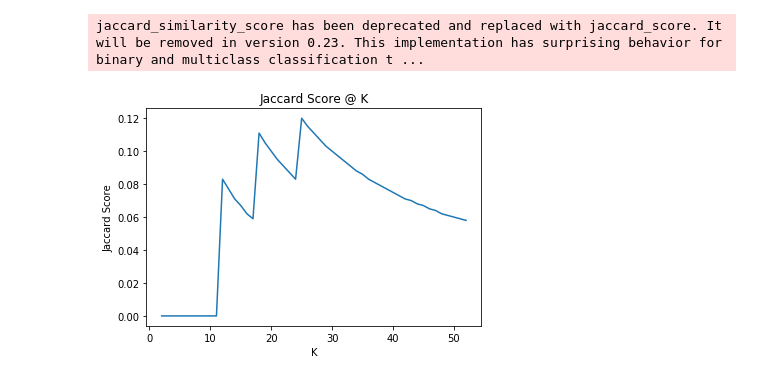
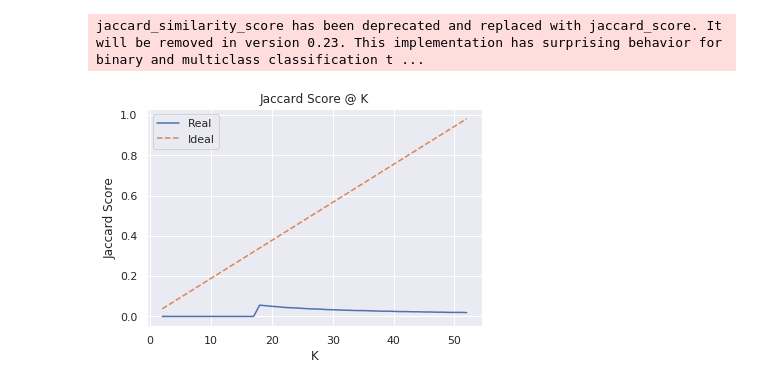
Before and after one commit to Guilherme26/mono2, a Jupyter notebook: notebooks/comparison_between_learning_methods.ipynb, the cells around one changed output. Cells and saved outputs as stored; diff of their text form; code cells hidden in the pictures.

```diff
--- a/notebooks/comparison_between_learning_methods.ipynb
+++ b/notebooks/comparison_between_learning_methods.ipynb
@@ -18,5 +19,7 @@ from sklearn.metrics import roc_auc_score
 sys.path.insert(1, '/home/guilherme-resende/Desktop/mono2/utils')
 import qif
 from categorize import Categorize
+# %%
+sns.set()
 # %%
 RANDOM_SEED = 1
@@ -95,4 +97,7 @@ Wall time: 57.9 s
 # %% [markdown]
 #### Get the QIF scores
+# %%
+# Discretize the probabilities
+df_test["preds_proba"] = (df_test["preds_proba"] * 100).astype(int)
 # %%
 bayes_leakage = qif.BayesLeakage(df_test)
@@ -208,10 +212,14 @@ jaccard_at_k = np.round(jaccard_at_k, 3)
 # %% [output]
 jaccard_similarity_score has been deprecated and replaced with jaccard_score. It will be removed in version 0.23. This implementation has surprising behavior for binary and multiclass classification t ...
 # %%
-plt.plot(range(2, len(feat_coefs_logit)), jaccard_at_k)
+x = range(2, len(feat_coefs_logit))
+
+plt.plot(x, jaccard_at_k, label="Real")
+plt.plot(x, np.array(x)/len(feat_coefs_logit), linestyle="--", label="Ideal")
 plt.title("Jaccard Score @ K")
 plt.xlabel("K")
 plt.ylabel("Jaccard Score")
+plt.legend()
 plt.show()
 # %% [output]
-[figure, old version]
+[figure, new version]
```
Also changed, not shown: parts of 9 cells of this notebook, 3 other files.
